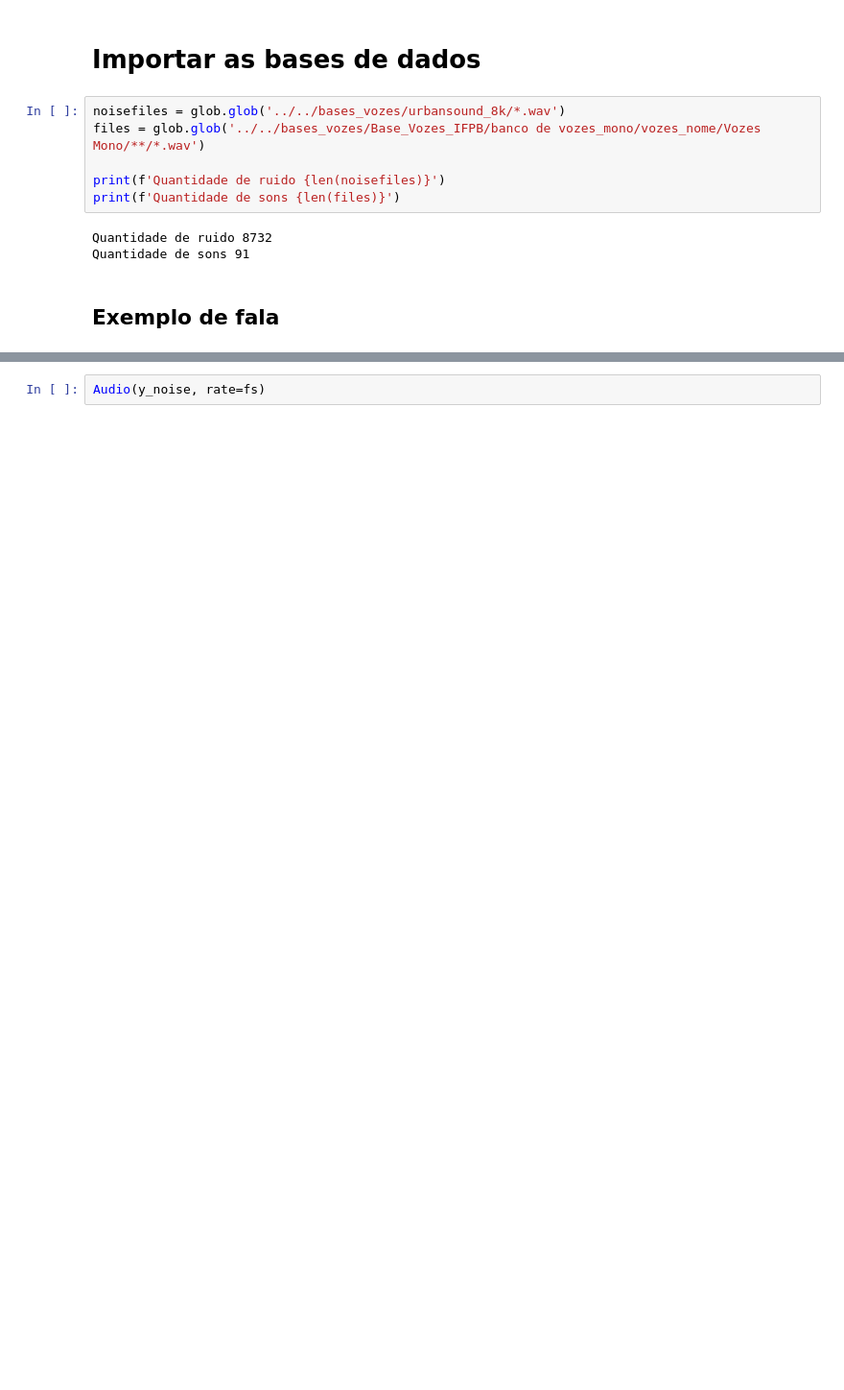
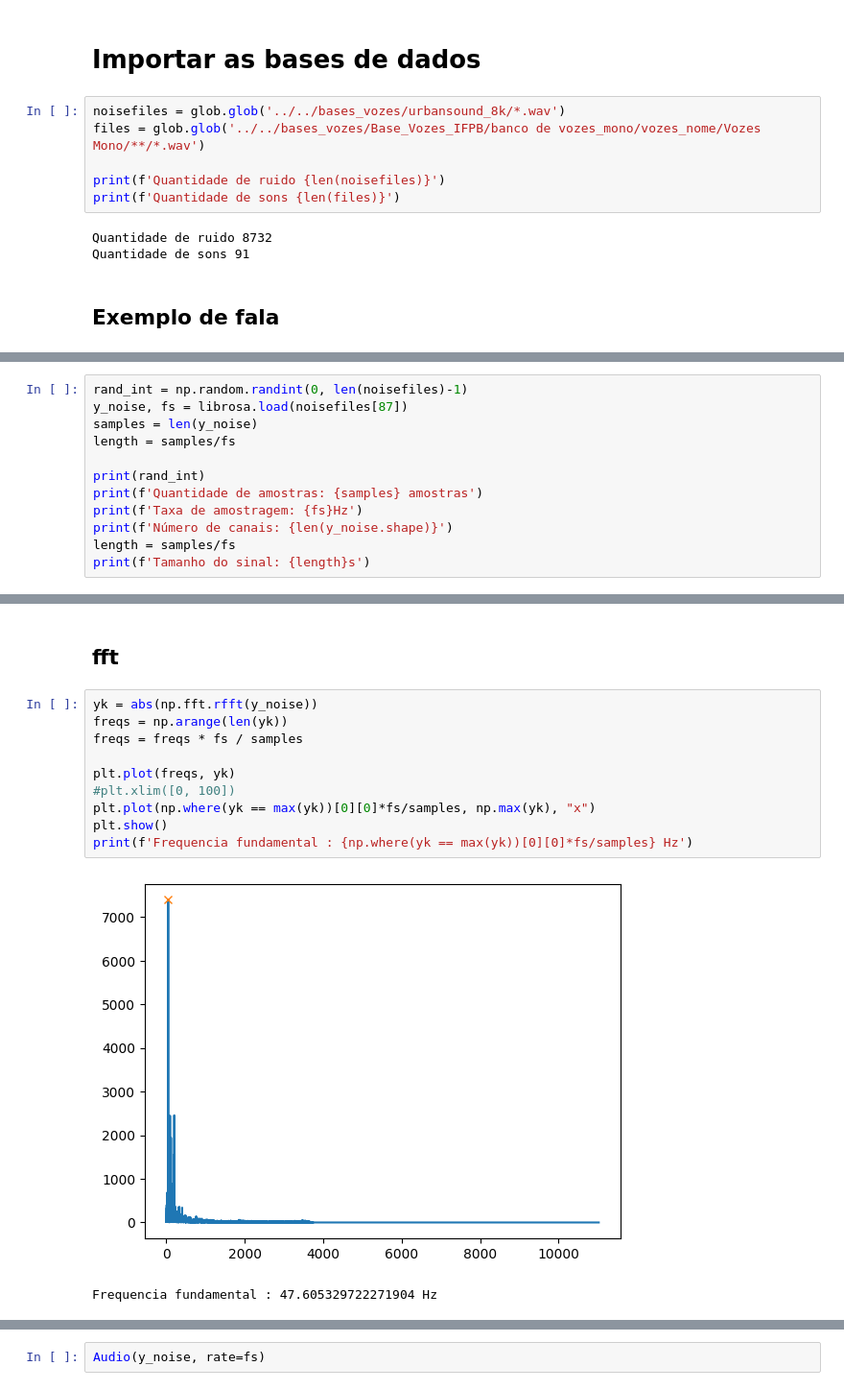
Before and after one commit to pedrodsk/pds, a Jupyter notebook: projeto/projeto_pds.ipynb, the cells around one changed output, grey strips where cells are left out. Shown at 96% size. Drawn from its saved outputs; the diff is of its cells as text; blank space fills up the shorter version.

```diff
--- a/projeto/projeto_pds.ipynb
+++ b/projeto/projeto_pds.ipynb
@@ -55,0 +56,12 @@ Audio(y, rate=fs)
+# %%
+rand_int = np.random.randint(0, len(noisefiles)-1)
+y_noise, fs = librosa.load(noisefiles[87])
+samples = len(y_noise)
+length = samples/fs
+
+print(rand_int)
+print(f'Quantidade de amostras: {samples} amostras')
+print(f'Taxa de amostragem: {fs}Hz')
+print(f'Número de canais: {len(y_noise.shape)}')
+length = samples/fs
+print(f'Tamanho do sinal: {length}s')
@@ -56 +86,16 @@ Audio(y, rate=fs)
+# %% [markdown]
+## fft
+# %%
+yk = abs(np.fft.rfft(y_noise))
+freqs = np.arange(len(yk))
+freqs = freqs * fs / samples
+
+plt.plot(freqs, yk)
+#plt.xlim([0, 100])
+plt.plot(np.where(yk == max(yk))[0][0]*fs/samples, np.max(yk), "x")
+plt.show()
+print(f'Frequencia fundamental : {np.where(yk == max(yk))[0][0]*fs/samples} Hz')
+# %% [output]
+[figure, added]
+Frequencia fundamental : 47.605329722271904 Hz
 # %% [markdown]
```
Also changed, not shown: parts of 44 cells of this notebook.
